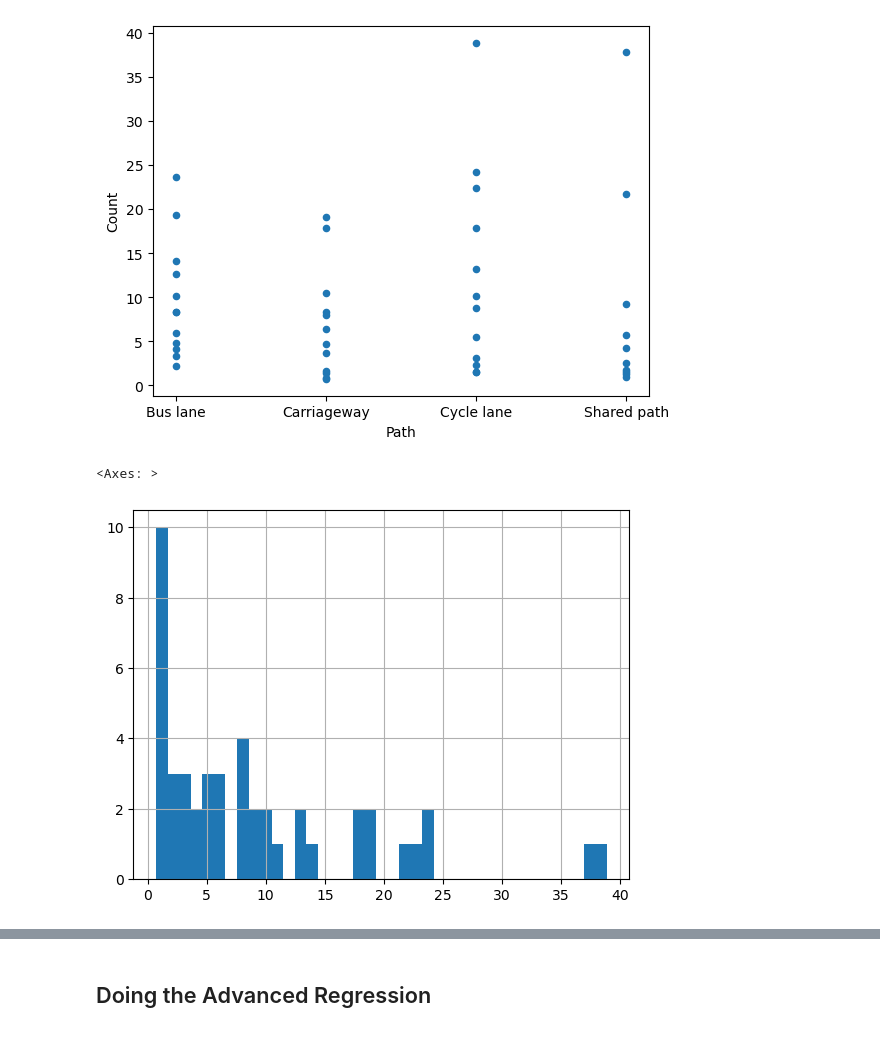
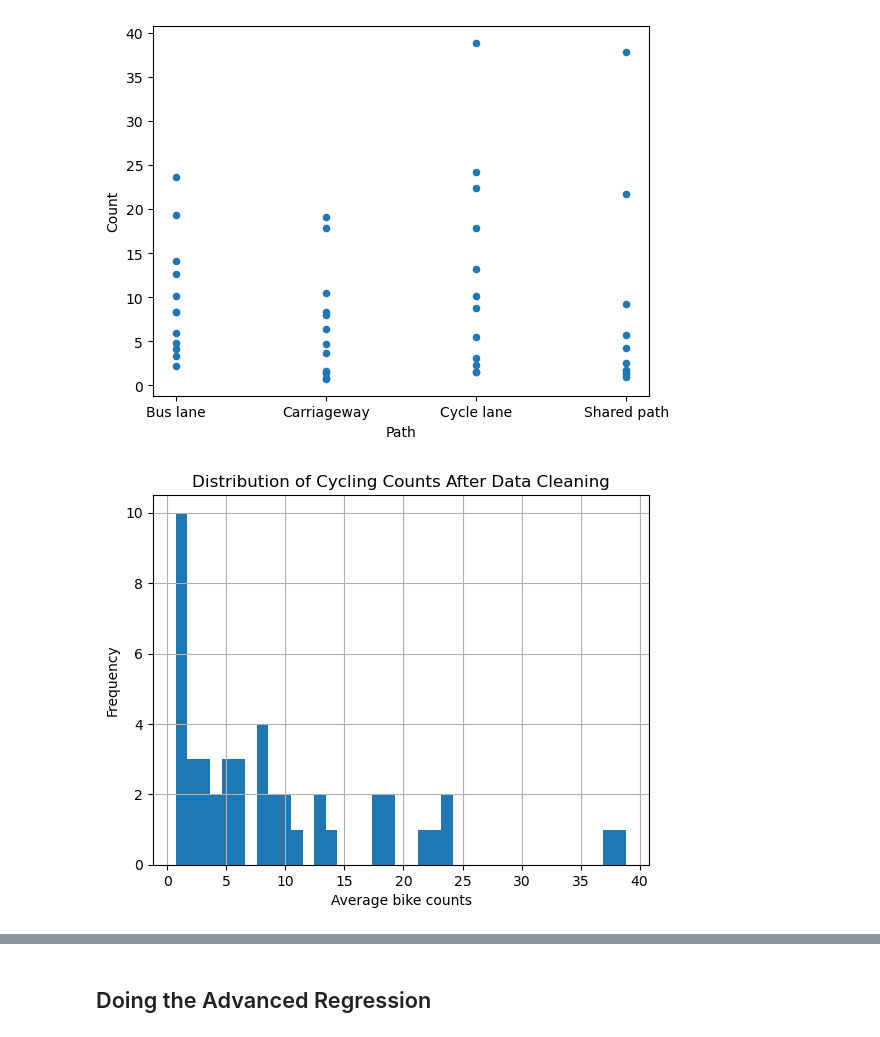
Before and after one commit to sokimura39/QM_Group, a Jupyter notebook: regression.ipynb, the cells around one changed output, grey strips where cells are left out. Saved outputs shown, nothing was run; the diff lists cells and outputs as text; code cells hidden in the pictures.

Commit message:
Created histogram for cleaned data

```diff
--- a/regression.ipynb
+++ b/regression.ipynb
@@ -151,6 +151,11 @@ count_summary = count_summary.drop(columns = ['Path_Carriageway'])
 # %%
 # plot the distribution of counts per 15 minutes
 count_summary.Count.hist(bins = np.ceil(count_summary.Count.max()).astype(int))
+
+# set labels
+plt.xlabel('Average bike counts')
+plt.ylabel('Frequency')
+plt.title('Distribution of Cycling Counts After Data Cleaning')
+plt.savefig(os.path.join(dir, 'cleaned_histogram.png'), bbox_inches = 'tight', dpi = 300, transparent = True)
 # %% [output]
-<Axes: >
-[figure, old version]
+[figure, new version]
```
Also changed, not shown: parts of 1 cell of this notebook.
